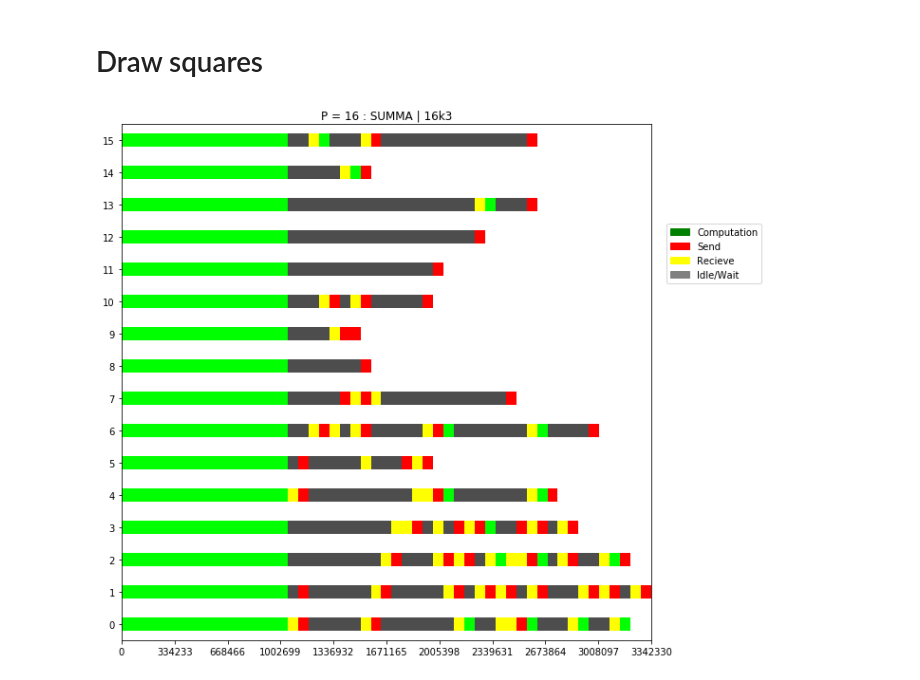
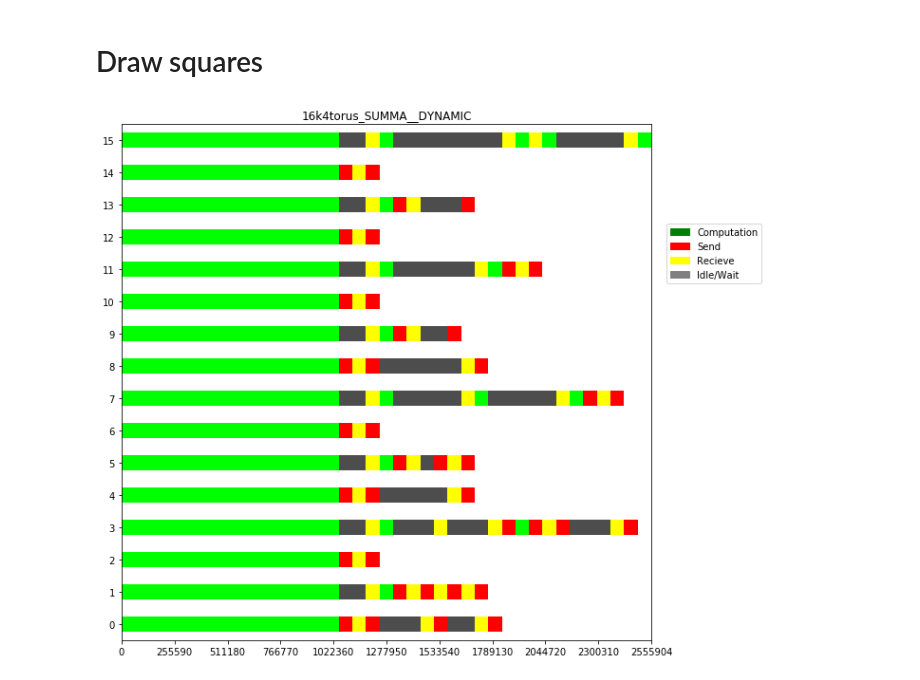
Before and after one commit to CvoidStudio/Parallel_Matrix_Topology, a Jupyter notebook: Simulator/MPI_Simulator.ipynb, the cells around one changed output. Saved outputs shown, nothing was run; the diff lists cells and outputs as text; code cells hidden in the pictures.

```diff
--- a/Simulator/MPI_Simulator.ipynb
+++ b/Simulator/MPI_Simulator.ipynb
@@ -194,5 +278,5 @@ def Route_On_Static(Sender,Reciever,RTable,status,area):
 # %%
-def Real_Routine(Raw_Route,Adj_M):
+def Real_Routine(Raw_Route,Adj_M,method='S'):
     # get num of actions vs each node
     Total_P = len(Raw_Route)
 
@@ -205,7 +289,7 @@ def Real_Routine(Raw_Route,Adj_M):
     Routine = {i:[] for i in range(Total_P)}
     # Nodes Status
     # 0:idle >0:length of queue
-    Status = np.zeros(Total_P,dtype='int32')
+    Status = np.zeros(Total_P,dtype='int64')
 
 
     # BFS
@@ -224,21 +308,29 @@ def Real_Routine(Raw_Route,Adj_M):
 
         # overhead
         global SRTable
-        Status -= np.min(Status)
+        Status -= np.min(Status)  # processing
 
-        if Action[0] == 'C':     # Computation
+        if Action[0] == 'C':      # Computation
             Routine[p].append(Action)
-        elif Action[0] == 'S':   # Send
+            # add queue
+            Status[p] += Action[-1]
+        elif Action[0] == 'S':    # Send
             # Route_On_Dynamic
-            Acts = Route_On_Static(p,Action[1],SRTable,Status,Action[-1])
+            if method == 'S' or method == 's':
+                Acts = Route_On_Static(p,Action[1],SRTable,Status,Action[-1])
+            elif method == 'D' or method == 'd':
+                Acts = Route_On_Dynamic(p,Action[1],Adj_M,Status,Action[-1])
+            else:
+                print('Unrecognized Method: ',method)
+                return
+
             for pp,act in Acts.items():
                 Routine[pp] += act
 
-        elif Action[0] == 'R':   # Recieve
+        elif Action[0] == 'R':    # Recieve
             pass # done by sender
 
-        # add queue
-        Status[p] += Action[-1]
+
 
         # Update
         process[p] += 1
@@ -283,12 +375,13 @@ def Draw_Route_Table(Routes,title=None):
     ax = plt.subplot(111)
     # comp:green | send:red | recv:orange | idle:gray
     x_max = 0
+    distribution = np.zeros(Total_P,dtype='int64')
     for p in range(Total_P):
         x = 0
         m_xmax = 0
         for act in Routes[p]:
             ax.add_patch(
-                patches.Rectangle((x,p-0.2),act[1],0.4,
+                patches.Rectangle((x,p-0.24),act[1],0.48,
                                   fill=True,
                                   ec=None,
                                   fc=Color_Table[act[0]])
@@ -298,8 +391,15 @@ def Draw_Route_Table(Routes,title=None):
         if m_xmax > x_max:
             x_max = m_xmax
 
+        distribution[p] = m_xmax
 
-    plt.xticks(range(0,(int)(x_max),(int)(x_max/10)))
+    XTicks = np.array(np.arange(0,(int)(x_max),(int)(x_max/10)))
+    if x_max-XTicks[-1] < (int)(x_max/15):
+        XTicks[-1] = x_max
+    else:
+        XTicks = np.append(XTicks,x_max)
+
+    plt.xticks(XTicks)
     plt.yticks(range(Total_P))
     plt.axis([0,x_max,-0.5,Total_P-0.5])
 
@@ -317,4 +417,7 @@ def Draw_Route_Table(Routes,title=None):
     if title:
         plt.title(title)
 
+    plt.savefig('Results/%s.jpg'%(title))
+
     plt.show()
+    return distribution
@@ -323,4 +424,5 @@ RR = Real_Routine(Routine,Adj)
-# %%
-Draw_Route_Table(RR,title='P = 16 : SUMMA | 16k3')
-# %% [output]
-[figure, removed]
+# %%
+RR = Real_Routine(Routine,Adj,method='D')
+Distribution_D = Draw_Route_Table(RR,title='%s_%s__DYNAMIC'%(Target_Topology,Alg_Name))
+# %% [output]
+[figure, added]
```
Also changed, not shown: parts of 18 cells of this notebook.
